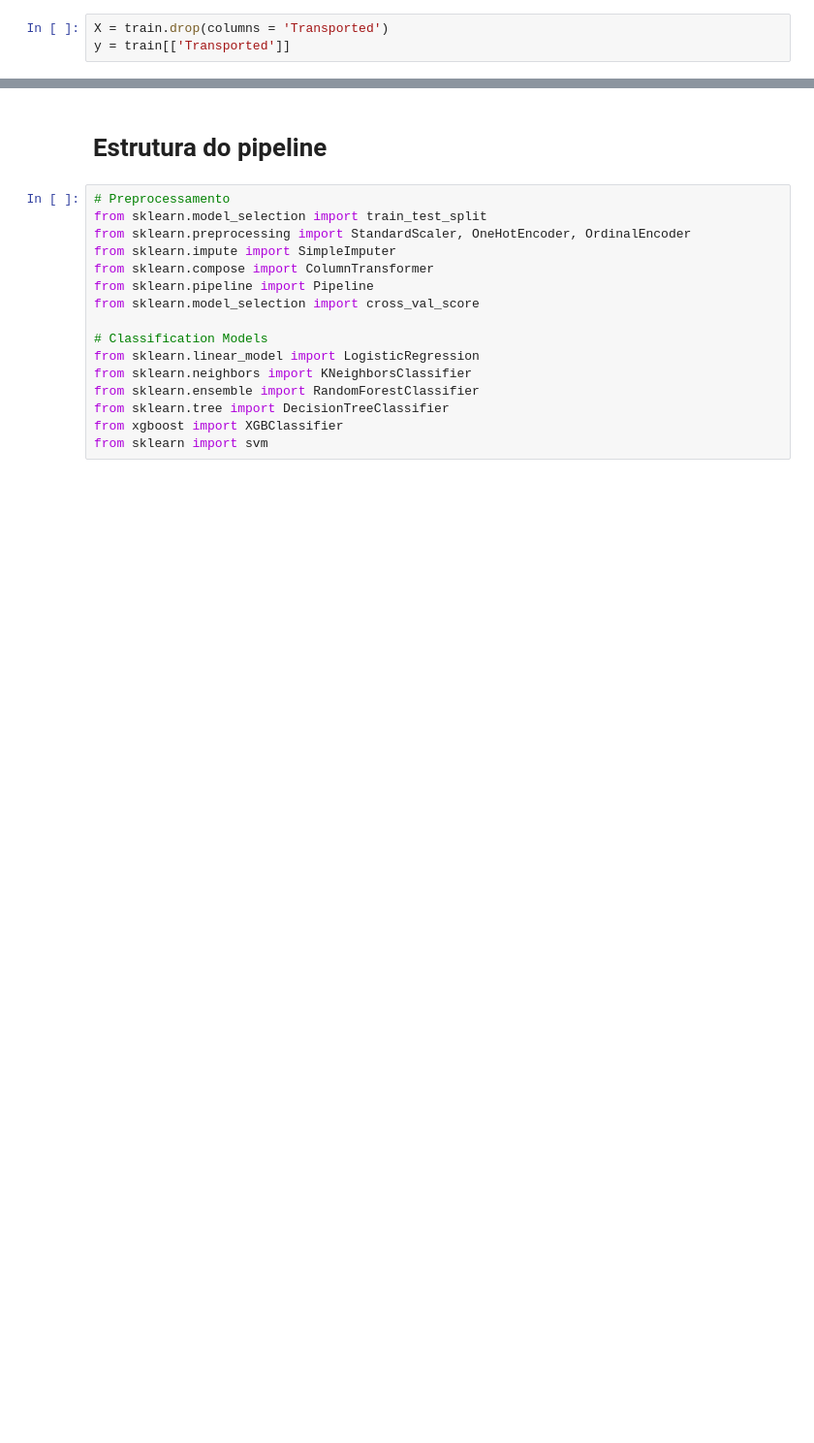
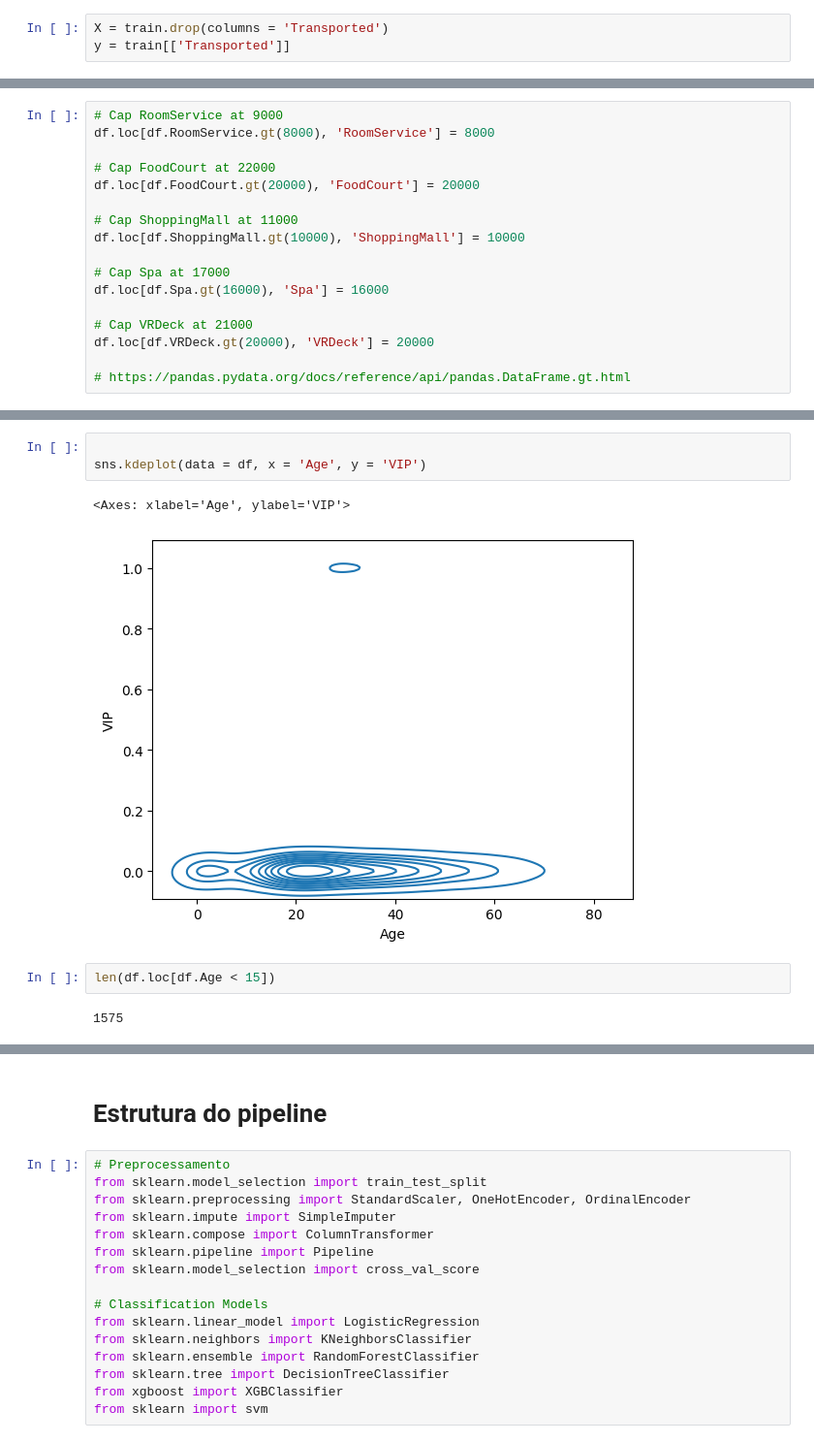
Before and after one commit to andreggalvao/Spaceship-Titanic-ML, a Jupyter notebook: spaceship-titanic-ml.ipynb, the cells around one changed output, grey strips where cells are left out. Shown at 97% size. Drawn from its saved outputs; the diff is of its cells as text; blank space fills up the shorter version.

```diff
--- a/spaceship-titanic-ml.ipynb
+++ b/spaceship-titanic-ml.ipynb
@@ -203,0 +135,17 @@ Index(['HomePlanet', 'Destination', 'deck', 'side'], dtype='object')
+# %%
+# Cap RoomService at 9000
+df.loc[df.RoomService.gt(8000), 'RoomService'] = 8000
+
+# Cap FoodCourt at 22000
+df.loc[df.FoodCourt.gt(20000), 'FoodCourt'] = 20000
+
+# Cap ShoppingMall at 11000
+df.loc[df.ShoppingMall.gt(10000), 'ShoppingMall'] = 10000
+
+# Cap Spa at 17000
+df.loc[df.Spa.gt(16000), 'Spa'] = 16000
+
+# Cap VRDeck at 21000
+df.loc[df.VRDeck.gt(20000), 'VRDeck'] = 20000
+
+# https://pandas.pydata.org/docs/reference/api/pandas.DataFrame.gt.html
@@ -203,0 +159,10 @@ Index(['HomePlanet', 'Destination', 'deck', 'side'], dtype='object')
+# %%
+
+sns.kdeplot(data = df, x = 'Age', y = 'VIP')
+# %% [output]
+<Axes: xlabel='Age', ylabel='VIP'>
+[figure, added]
+# %%
+len(df.loc[df.Age < 15])
+# %% [output]
+1575
```
Also changed, not shown: parts of 41 cells of this notebook, 1 other file.
